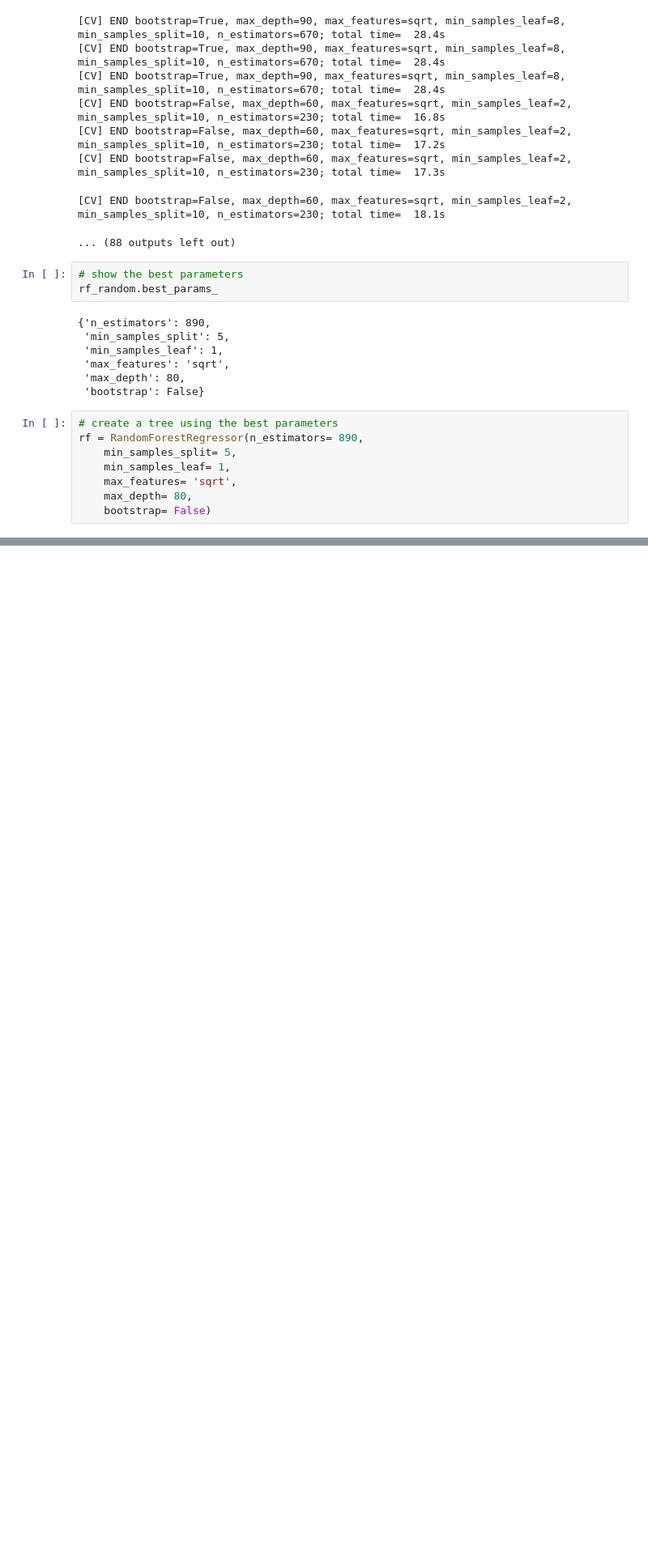
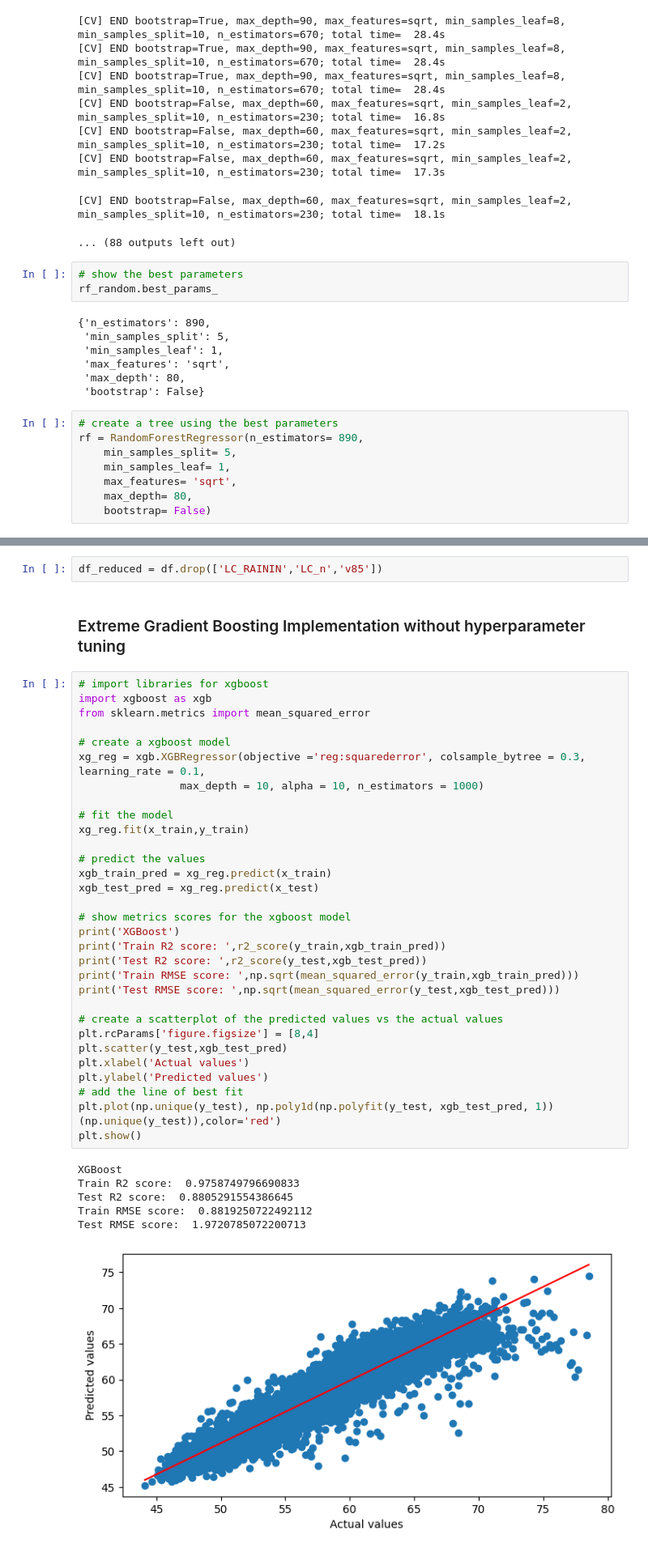
Before and after one commit to vavald/MDA_Switzerland, a Jupyter notebook: Valentin/Prediction_Models.ipynb, the cells around one changed output, grey strips where cells are left out. Shown at 81% size. Cells and saved outputs as stored; diff of their text form; blank space fills up the shorter version.

```diff
--- a/Valentin/Prediction_Models.ipynb
+++ b/Valentin/Prediction_Models.ipynb
@@ -159,0 +171,42 @@ plt.show()
+# %%
+df_reduced = df.drop(['LC_RAININ','LC_n','v85'])
+# %% [markdown]
+### Extreme Gradient Boosting Implementation without hyperparameter tuning
+# %%
+# import libraries for xgboost
+import xgboost as xgb
+from sklearn.metrics import mean_squared_error
+
+# create a xgboost model
+xg_reg = xgb.XGBRegressor(objective ='reg:squarederror', colsample_bytree = 0.3, learning_rate = 0.1,
+                max_depth = 10, alpha = 10, n_estimators = 1000)
+
+# fit the model
+xg_reg.fit(x_train,y_train)
+
+# predict the values
+xgb_train_pred = xg_reg.predict(x_train)
+xgb_test_pred = xg_reg.predict(x_test)
+
+# show metrics scores for the xgboost model
+print('XGBoost')
+print('Train R2 score: ',r2_score(y_train,xgb_train_pred))
+print('Test R2 score: ',r2_score(y_test,xgb_test_pred))
+print('Train RMSE score: ',np.sqrt(mean_squared_error(y_train,xgb_train_pred)))
+print('Test RMSE score: ',np.sqrt(mean_squared_error(y_test,xgb_test_pred)))
+
+# create a scatterplot of the predicted values vs the actual values
+plt.rcParams['figure.figsize'] = [8,4]
+plt.scatter(y_test,xgb_test_pred)
+plt.xlabel('Actual values')
+plt.ylabel('Predicted values')
+# add the line of best fit
+plt.plot(np.unique(y_test), np.poly1d(np.polyfit(y_test, xgb_test_pred, 1))(np.unique(y_test)),color='red')
+plt.show()
+# %% [output]
+XGBoost
+Train R2 score:  0.9758749796690833
+Test R2 score:  0.8805291554386645
+Train RMSE score:  0.8819250722492112
+Test RMSE score:  1.9720785072200713
+[figure, added]
```
Also changed, not shown: parts of 14 cells of this notebook.
